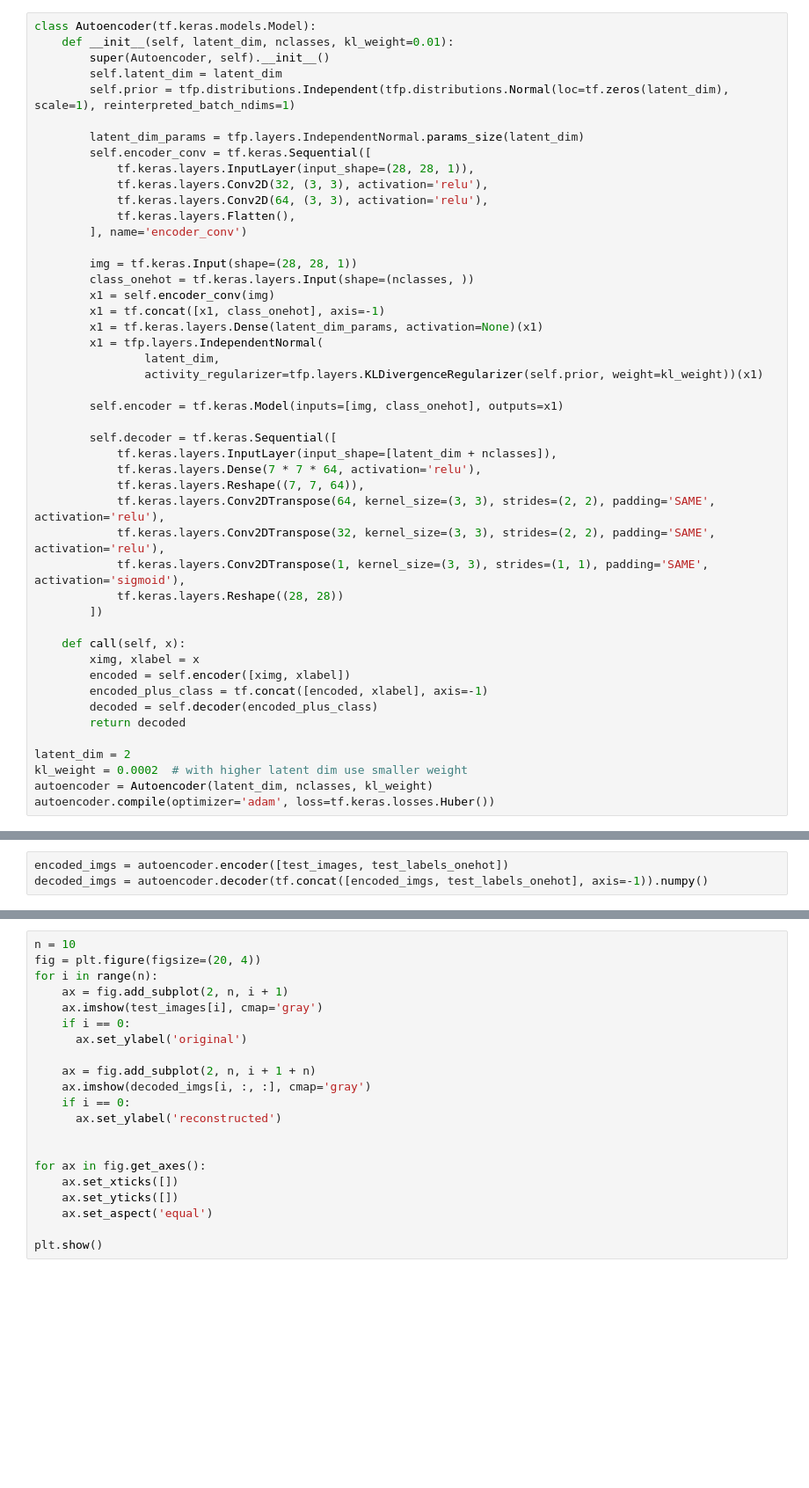
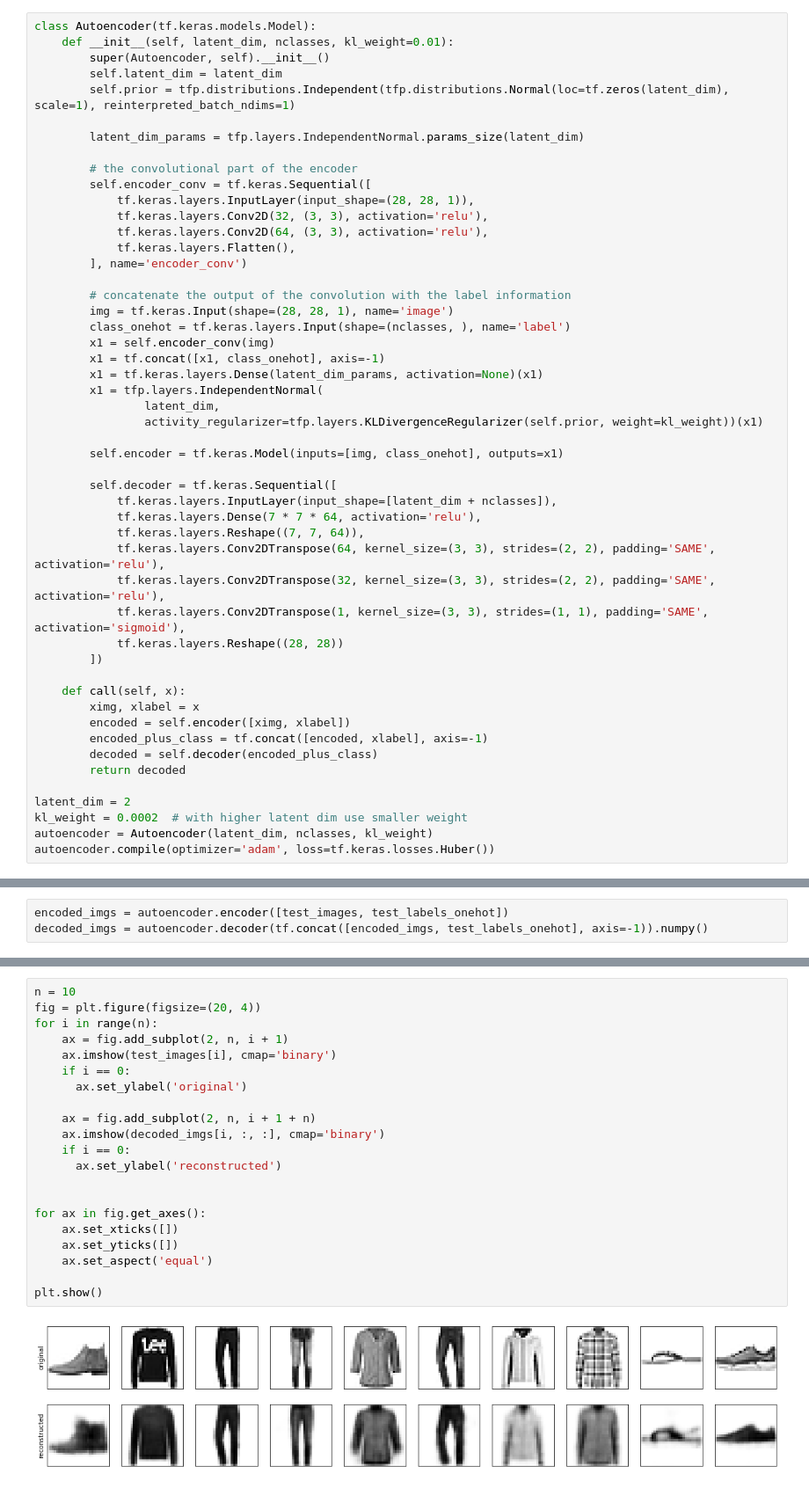
Before and after one commit to wiso/TutorialML-AtlasItalia2022, a Jupyter notebook: notebooks/3.3-VariationalAutoEncoderConditional.ipynb, the cells around one changed output, grey strips where cells are left out. Shown at 88% size. Saved outputs shown, nothing was run; the diff lists cells and outputs as text; blank space fills up the shorter version.

```diff
--- a/notebooks/3.3-VariationalAutoEncoderConditional.ipynb
+++ b/notebooks/3.3-VariationalAutoEncoderConditional.ipynb
@@ -28,6 +44,8 @@ class Autoencoder(tf.keras.models.Model):
         self.prior = tfp.distributions.Independent(tfp.distributions.Normal(loc=tf.zeros(latent_dim), scale=1), reinterpreted_batch_ndims=1)
 
         latent_dim_params = tfp.layers.IndependentNormal.params_size(latent_dim)
+
+        # the convolutional part of the encoder
         self.encoder_conv = tf.keras.Sequential([
             tf.keras.layers.InputLayer(input_shape=(28, 28, 1)),
             tf.keras.layers.Conv2D(32, (3, 3), activation='relu'),
@@ -35,8 +53,9 @@ class Autoencoder(tf.keras.models.Model):
             tf.keras.layers.Flatten(),
         ], name='encoder_conv')
 
-        img = tf.keras.Input(shape=(28, 28, 1))
-        class_onehot = tf.keras.layers.Input(shape=(nclasses, ))
+        # concatenate the output of the convolution with the label information
+        img = tf.keras.Input(shape=(28, 28, 1), name='image')
+        class_onehot = tf.keras.layers.Input(shape=(nclasses, ), name='label')
         x1 = self.encoder_conv(img)
         x1 = tf.concat([x1, class_onehot], axis=-1)
         x1 = tf.keras.layers.Dense(latent_dim_params, activation=None)(x1)
@@ -95,24 +141,26 @@ plt.show()
 # %%
 n = 10
 fig = plt.figure(figsize=(20, 4))
 for i in range(n):
     ax = fig.add_subplot(2, n, i + 1)
-    ax.imshow(test_images[i], cmap='gray')
+    ax.imshow(test_images[i], cmap='binary')
     if i == 0:
       ax.set_ylabel('original')
 
     ax = fig.add_subplot(2, n, i + 1 + n)
-    ax.imshow(decoded_imgs[i, :, :], cmap='gray')
+    ax.imshow(decoded_imgs[i, :, :], cmap='binary')
     if i == 0:
       ax.set_ylabel('reconstructed')
 
 
 for ax in fig.get_axes():
     ax.set_xticks([])
     ax.set_yticks([])
     ax.set_aspect('equal')
 
 plt.show()
+# %% [output]
+[figure, added]
 # %%
 fig, axs = plt.subplots(nclasses, 10, figsize=(15, 15))
 
```
Also changed, not shown: parts of 13 cells of this notebook.
